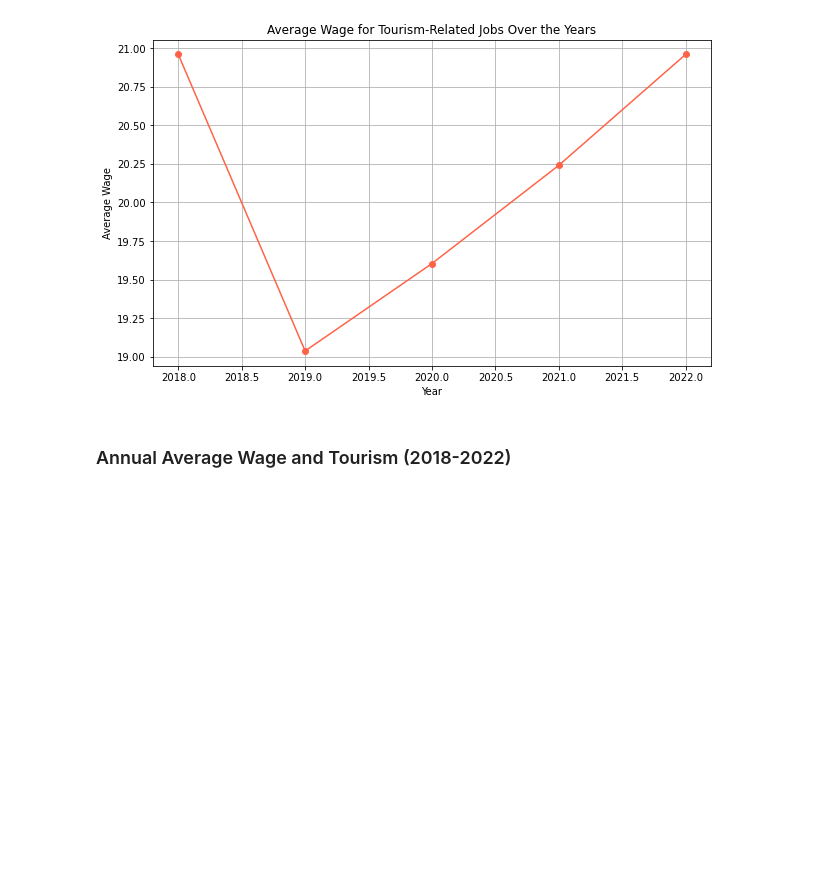
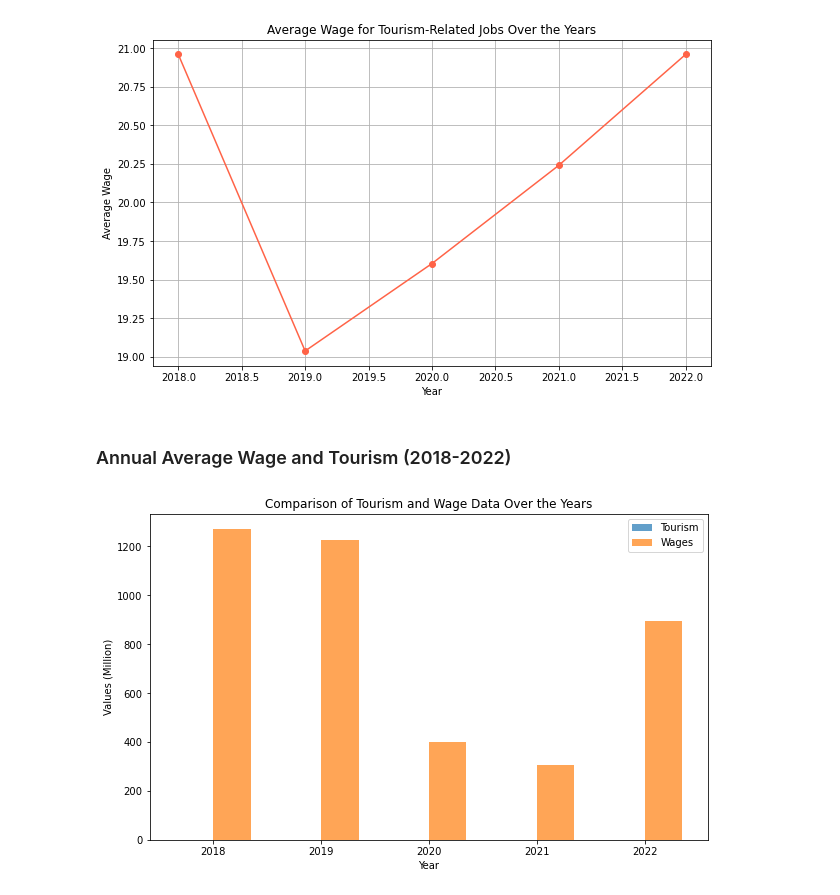
Before and after one commit to isabelconklin/ENDG310-Project-1-F2023, a Jupyter notebook: Project_1_Notebook.ipynb, the cells around one changed output. Cells and saved outputs as stored; diff of their text form; code cells hidden in the pictures; blank space fills up the shorter version.

Commit message:
Mostly finished graphs I think

```diff
--- a/Project_1_Notebook.ipynb
+++ b/Project_1_Notebook.ipynb
@@ -131,6 +131,8 @@ Average wage by year [20.958342541436465, 19.03762271414822, 19.60385294117647,
 # %%
 # Code to plot a graph relating the two datasets.
 from Functions.wages_tourism_graph import wages_tourism_graph
 
 # Call the function to plot the graph
-wages_tourism_graph(wages_by_year, data by year)
+wages_tourism_graph(wages_by_year, data_by_year)
+# %% [output]
+[figure, added]
```
Also changed, not shown: 1 other file.
